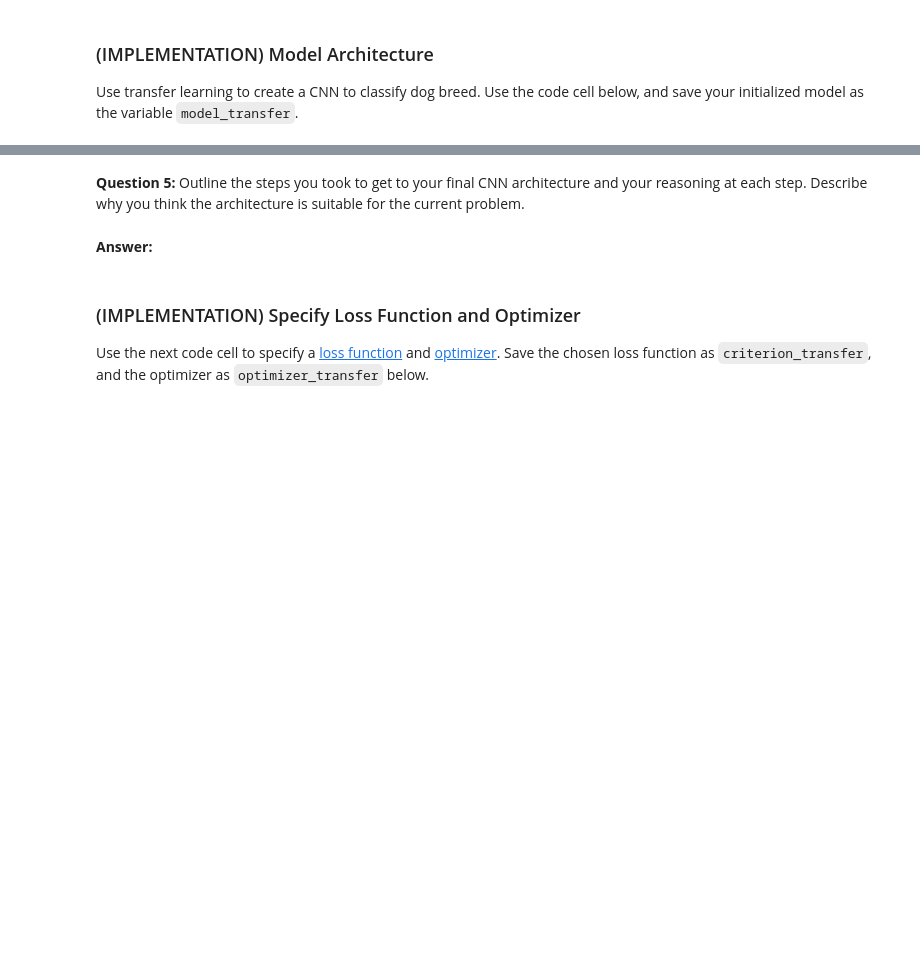
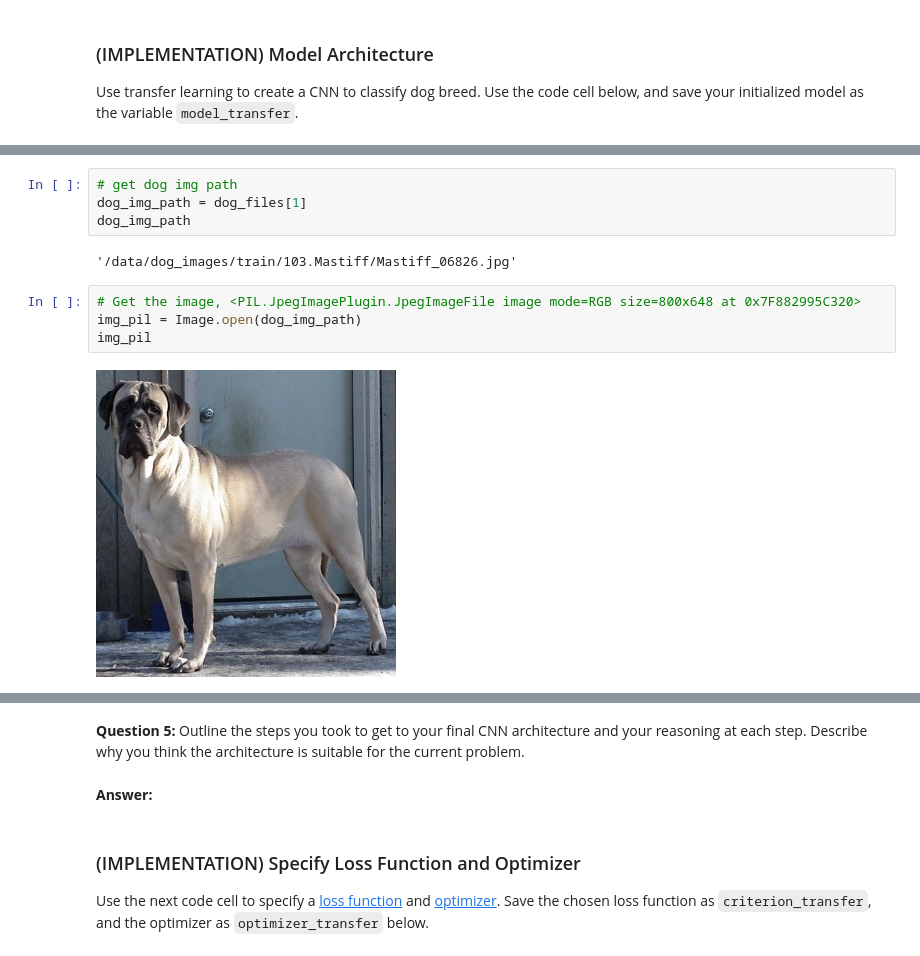
Before and after one commit to valmsmith39a/u-g-image-recognition-capstone, a Jupyter notebook: project_research.ipynb, the cells around one changed output, grey strips where cells are left out. Drawn from its saved outputs; the diff is of its cells as text; blank space fills up the shorter version.

```diff
--- a/project_research.ipynb
+++ b/project_research.ipynb
@@ -997,0 +1041,12 @@ Use transfer learning to create a CNN to classify dog breed.  Use the code cell
+# %%
+# get dog img path
+dog_img_path = dog_files[1]
+dog_img_path
+# %% [output]
+'/data/dog_images/train/103.Mastiff/Mastiff_06826.jpg'
+# %%
+# Get the image, <PIL.JpegImagePlugin.JpegImageFile image mode=RGB size=800x648 at 0x7F882995C320>
+img_pil = Image.open(dog_img_path)
+img_pil
+# %% [output]
+[figure, added]
```
Also changed, not shown: parts of 38 cells of this notebook.
